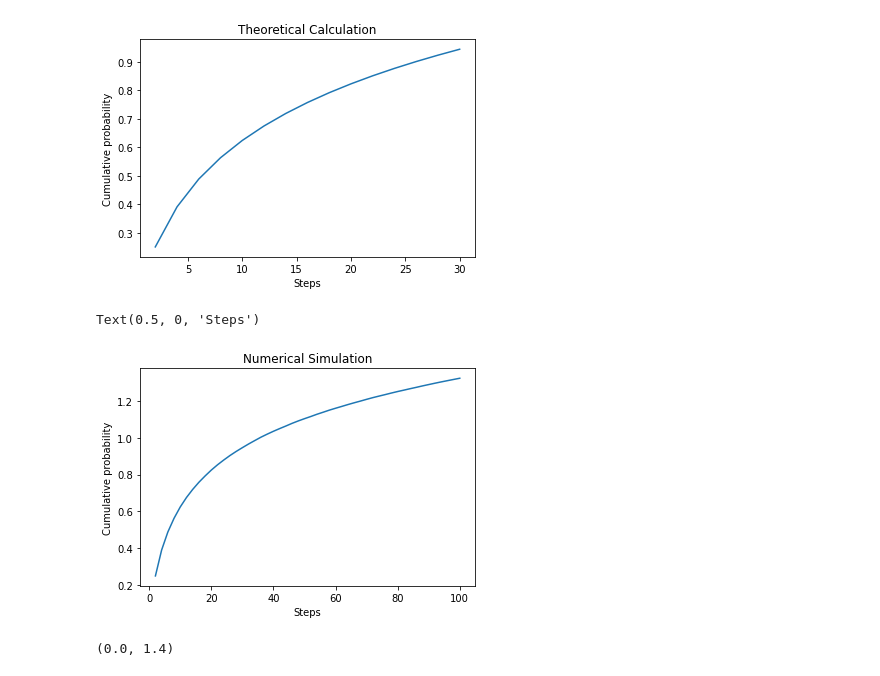
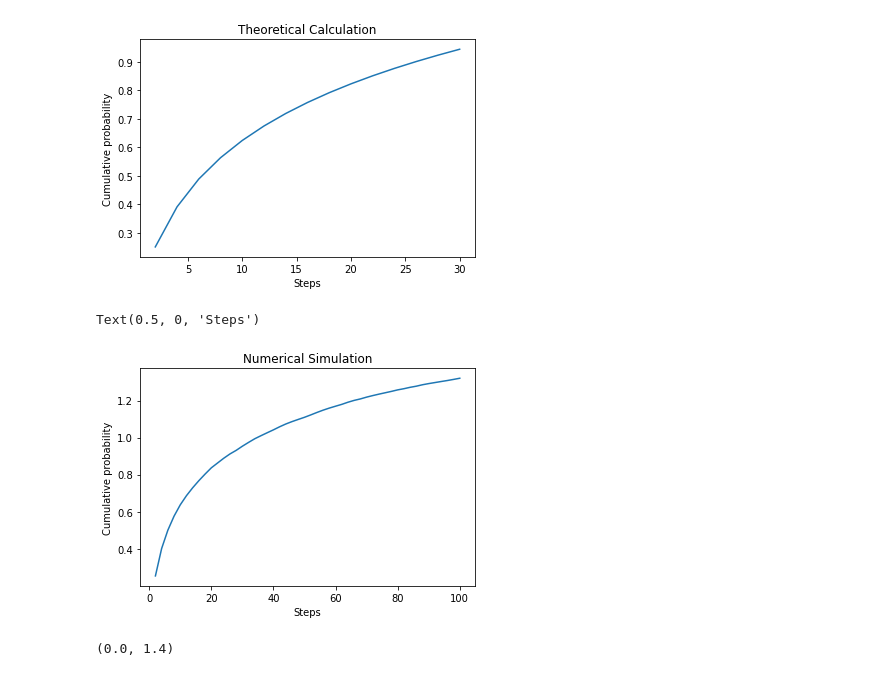
Before and after one commit to AkiraTerao/random_walk, a Jupyter notebook: random_walk_prob.ipynb, the cells around one changed output. Saved outputs shown, nothing was run; the diff lists cells and outputs as text; code cells hidden in the pictures.

```diff
--- a/random_walk_prob.ipynb
+++ b/random_walk_prob.ipynb
@@ -137,7 +137,7 @@ plt.xlabel('Steps')
 Text(0.5, 0, 'Steps')
 [figure]
 # %%
-num=100000
+num=10000
 step=100
 prop2d_sim=[]
 st=[]
@@ -145,34 +145,34 @@ a=np.random.random((num,step))
 a[a>0.5]=1
 a[a<=0.5]=-1
 
 b=np.random.random((num,step))
 b[a>0.5]=1
 b[a<=0.5]=-1
 
 v=np.random.random((num,step))
 v[v>0.5]=1
 v[v<=0.5]=0
 vnot=np.logical_not(v).astype(int)
 
 x=a*v
 y=b*vnot
 for i in np.arange(2,step+2,2):
  sx=np.sum(x[:,:i],axis=1)
  sy=np.sum(y[:,:i],axis=1)
 
  ind=np.where((sx==0) & (sy==0))
  c=np.size(ind)
  p=c/num
  prop2d_sim.append(p)
  st.append(int(i))
 cm_prop2d_sim=np.cumsum(prop2d_sim)
 plt.plot(st,cm_prop2d_sim)
 plt.title('Numerical Simulation')
 plt.ylabel('Cumulative probability')
 plt.xlabel('Steps')
 # %% [output]
 Text(0.5, 0, 'Steps')
-[figure, old version]
+[figure, new version]
 # %%
 plt.plot(st_t, cm_prop2d_theo)
 plt.plot(st,cm_prop2d_sim,'r--')
```
Also changed, not shown: parts of 6 cells of this notebook.
